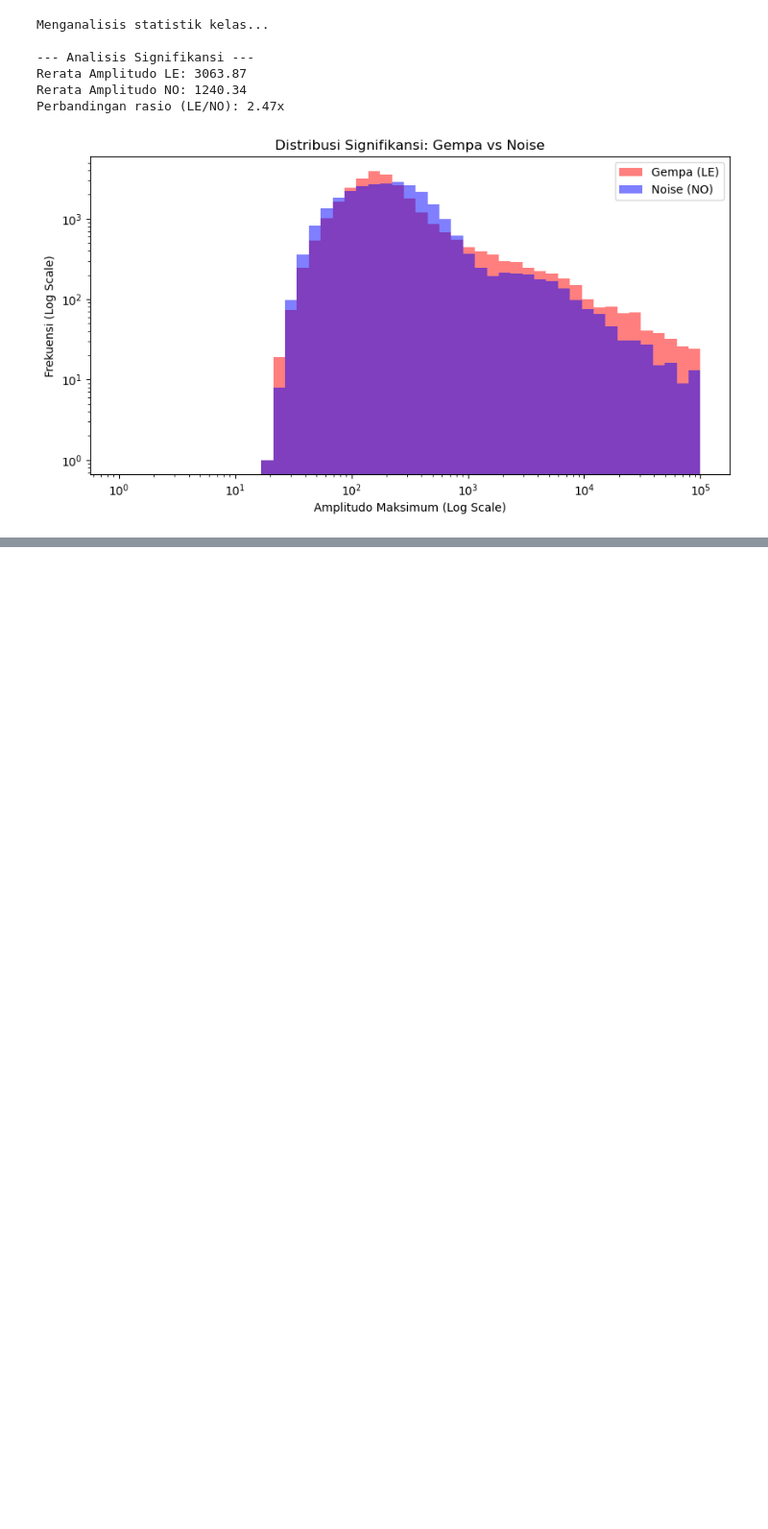
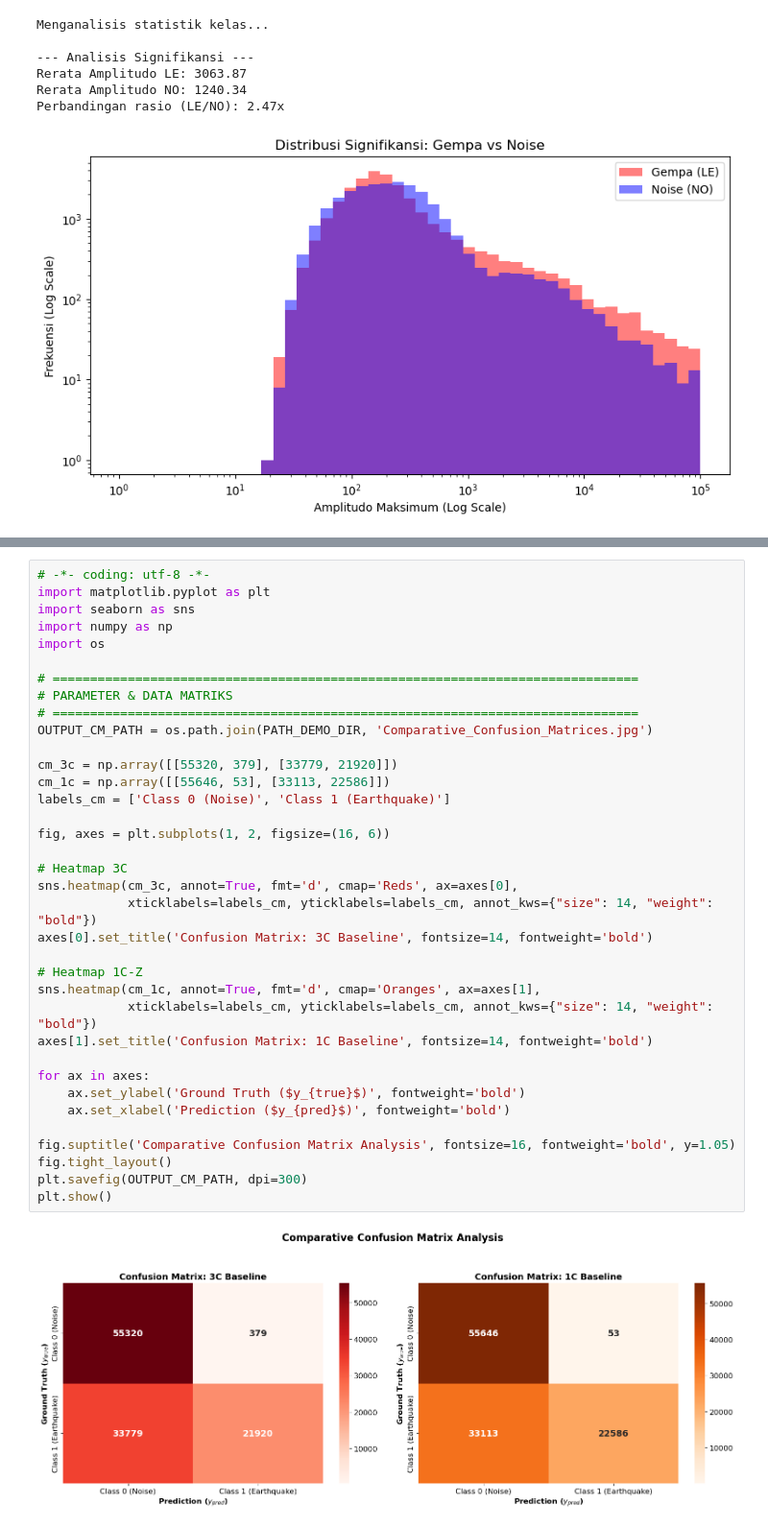
Before and after one commit to verykurniabakti/seismiccode, a Jupyter notebook: mcu_quake/code_gen_trying/indonesia_jaya_benchmarking_data/investigator_visualisator.ipynb, the cells around one changed output, grey strips where cells are left out. Shown at 96% size. Cells and saved outputs as stored; diff of their text form; blank space fills up the shorter version.

```diff
--- a/mcu_quake/code_gen_trying/indonesia_jaya_benchmarking_data/investigator_visualisator.ipynb
+++ b/mcu_quake/code_gen_trying/indonesia_jaya_benchmarking_data/investigator_visualisator.ipynb
@@ -413,0 +739,38 @@ else:
+# %%
+# -*- coding: utf-8 -*-
+import matplotlib.pyplot as plt
+import seaborn as sns
+import numpy as np
+import os
+
+# ==============================================================================
+# PARAMETER & DATA MATRIKS
+# ==============================================================================
+OUTPUT_CM_PATH = os.path.join(PATH_DEMO_DIR, 'Comparative_Confusion_Matrices.jpg')
+
+cm_3c = np.array([[55320, 379], [33779, 21920]])
+cm_1c = np.array([[55646, 53], [33113, 22586]])
+labels_cm = ['Class 0 (Noise)', 'Class 1 (Earthquake)']
+
+fig, axes = plt.subplots(1, 2, figsize=(16, 6))
+
+# Heatmap 3C
+sns.heatmap(cm_3c, annot=True, fmt='d', cmap='Reds', ax=axes[0],
+            xticklabels=labels_cm, yticklabels=labels_cm, annot_kws={"size": 14, "weight": "bold"})
+axes[0].set_title('Confusion Matrix: 3C Baseline', fontsize=14, fontweight='bold')
+
+# Heatmap 1C-Z
+sns.heatmap(cm_1c, annot=True, fmt='d', cmap='Oranges', ax=axes[1],
+            xticklabels=labels_cm, yticklabels=labels_cm, annot_kws={"size": 14, "weight": "bold"})
+axes[1].set_title('Confusion Matrix: 1C Baseline', fontsize=14, fontweight='bold')
+
+for ax in axes:
+    ax.set_ylabel('Ground Truth ($y_{true}$)', fontweight='bold')
+    ax.set_xlabel('Prediction ($y_{pred}$)', fontweight='bold')
+
+fig.suptitle('Comparative Confusion Matrix Analysis', fontsize=16, fontweight='bold', y=1.05)
+fig.tight_layout()
+plt.savefig(OUTPUT_CM_PATH, dpi=300)
+plt.show()
+# %% [output]
+[figure, added]
```
Also changed, not shown: parts of 8 cells of this notebook, 4 other files.
